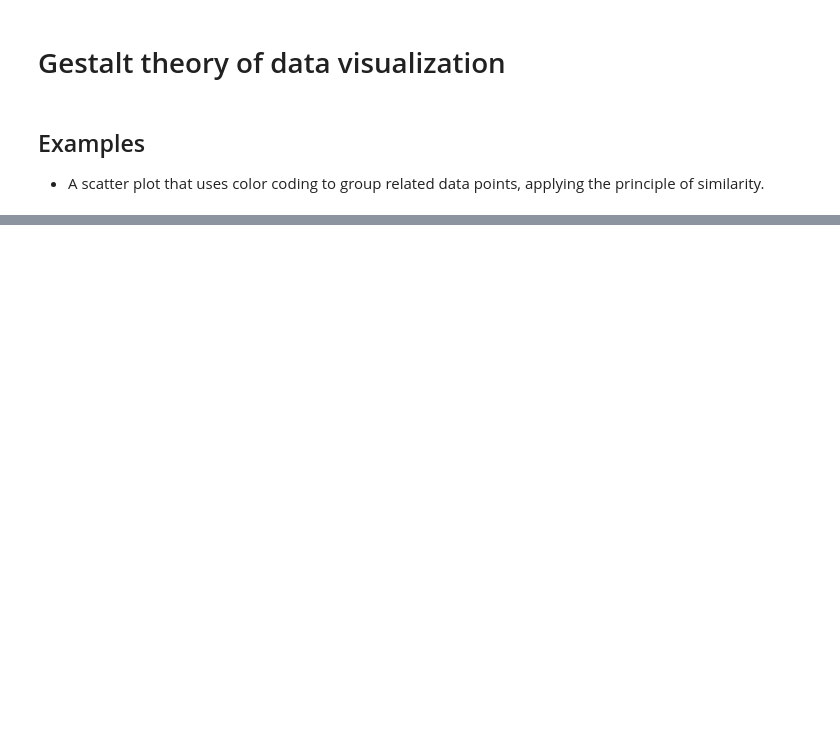
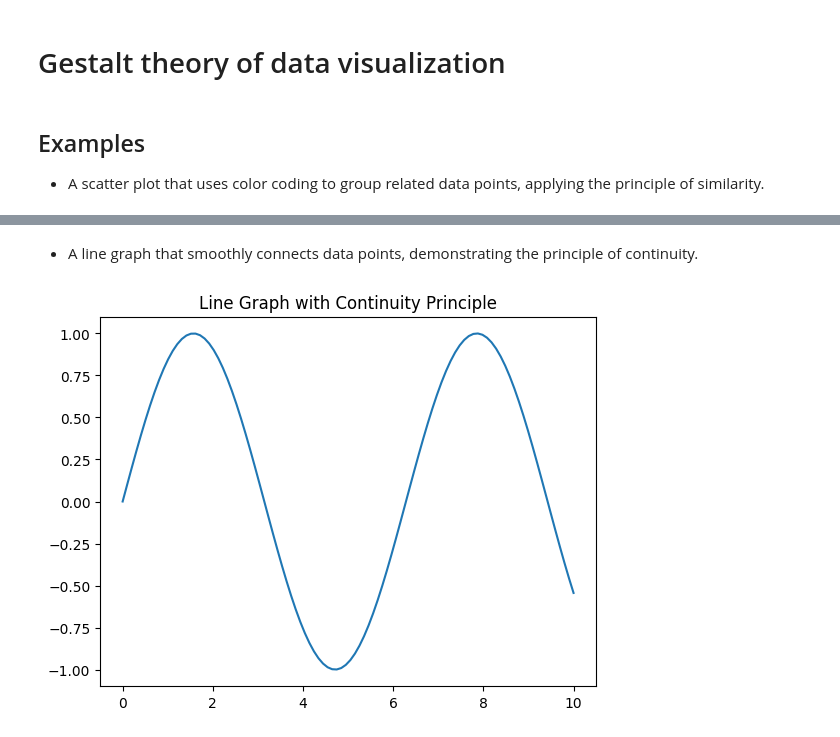
Before and after one commit to neelsoumya/visualization_lecture, a Jupyter notebook: gestalt_visualization.ipynb, the cells around one changed output, grey strips where cells are left out. Drawn from its saved outputs; the diff is of its cells as text; code cells hidden in the pictures; blank space fills up the shorter version.

```diff
--- a/gestalt_visualization.ipynb
+++ b/gestalt_visualization.ipynb
@@ -21,0 +40,12 @@ plt.show()
+# %% [markdown]
+- A line graph that smoothly connects data points, demonstrating the principle of continuity.
+# %%
+import matplotlib.pyplot as plt
+# Sample data
+x = np.linspace(0, 10, 100)
+y = np.sin(x)
+plt.plot(x, y)
+plt.title('Line Graph with Continuity Principle')
+plt.show()
+# %% [output]
+[figure, added]
```
Also changed, not shown: parts of 3 cells of this notebook.
